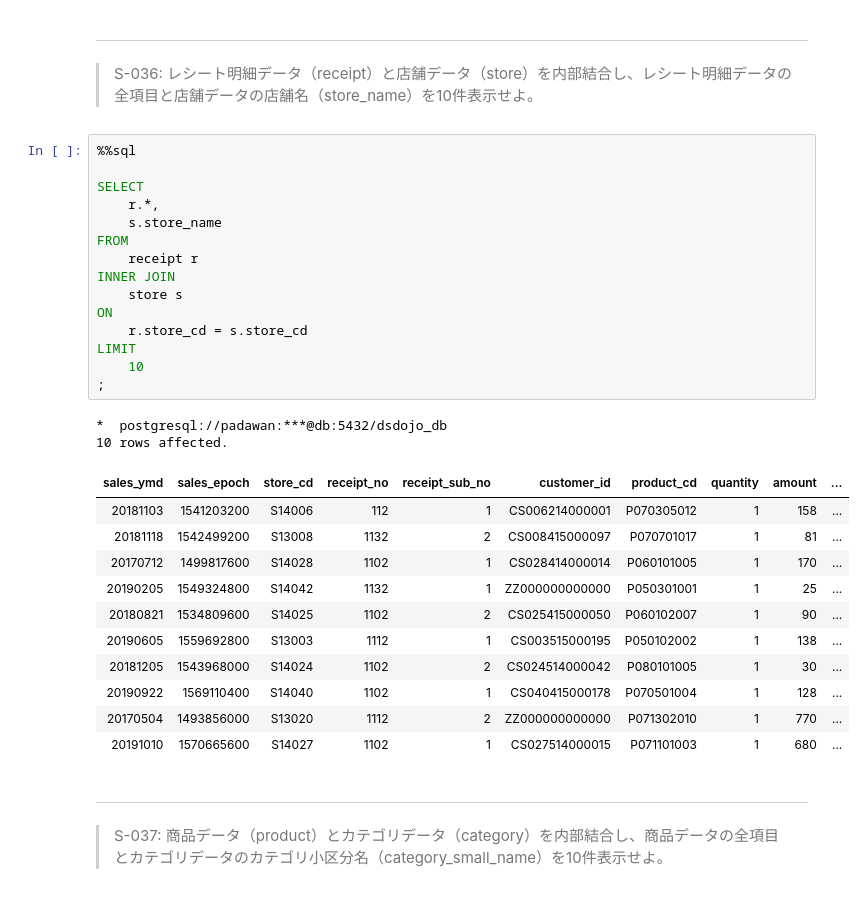
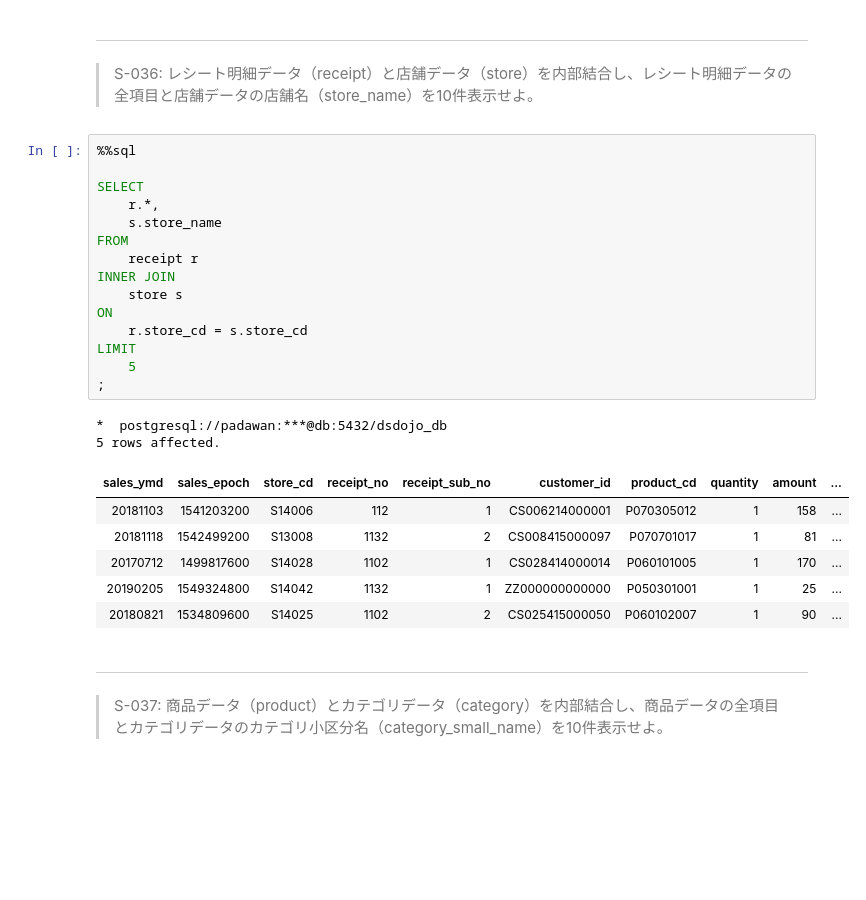
Before and after one commit to palakpaneerer/100knocks-preprocess, a Jupyter notebook: docker/work/preprocess_knock_SQL.ipynb, the cells around one changed output. Saved outputs shown, nothing was run; the diff lists cells and outputs as text; blank space fills up the shorter version.

```diff
--- a/docker/work/preprocess_knock_SQL.ipynb
+++ b/docker/work/preprocess_knock_SQL.ipynb
@@ -1060,32 +1021,27 @@ LIMIT
 # %%
 %%sql
 
 SELECT
     r.*,
     s.store_name
 FROM
     receipt r
 INNER JOIN
     store s
 ON
     r.store_cd = s.store_cd
 LIMIT
-    10
+    5
 ;
 # %% [output]
 *  postgresql://padawan:***@db:5432/dsdojo_db
-10 rows affected.
+5 rows affected.
 | sales_ymd | sales_epoch | store_cd | receipt_no | receipt_sub_no | customer_id | product_cd | quantity | amount | ... |
 | 20181103 | 1541203200 | S14006 | 112 | 1 | CS006214000001 | P070305012 | 1 | 158 | ... |
 | 20181118 | 1542499200 | S13008 | 1132 | 2 | CS008415000097 | P070701017 | 1 | 81 | ... |
 | 20170712 | 1499817600 | S14028 | 1102 | 1 | CS028414000014 | P060101005 | 1 | 170 | ... |
 | 20190205 | 1549324800 | S14042 | 1132 | 1 | ZZ000000000000 | P050301001 | 1 | 25 | ... |
 | 20180821 | 1534809600 | S14025 | 1102 | 2 | CS025415000050 | P060102007 | 1 | 90 | ... |
-| 20190605 | 1559692800 | S13003 | 1112 | 1 | CS003515000195 | P050102002 | 1 | 138 | ... |
-| 20181205 | 1543968000 | S14024 | 1102 | 2 | CS024514000042 | P080101005 | 1 | 30 | ... |
-| 20190922 | 1569110400 | S14040 | 1102 | 1 | CS040415000178 | P070501004 | 1 | 128 | ... |
-| 20170504 | 1493856000 | S13020 | 1112 | 2 | ZZ000000000000 | P071302010 | 1 | 770 | ... |
-| 20191010 | 1570665600 | S14027 | 1102 | 1 | CS027514000015 | P071101003 | 1 | 680 | ... |
 # %% [markdown]
 ---
 > S-037: 商品データ（product）とカテゴリデータ（category）を内部結合し、商品データの全項目とカテゴリデータのカテゴリ小区分名（category_small_name）を10件表示せよ。
```
Also changed, not shown: parts of 31 cells of this notebook.
